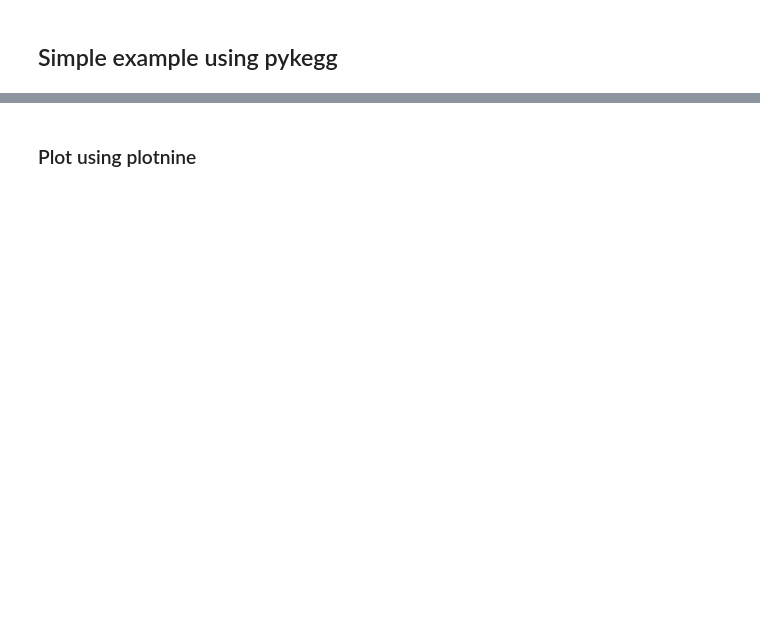
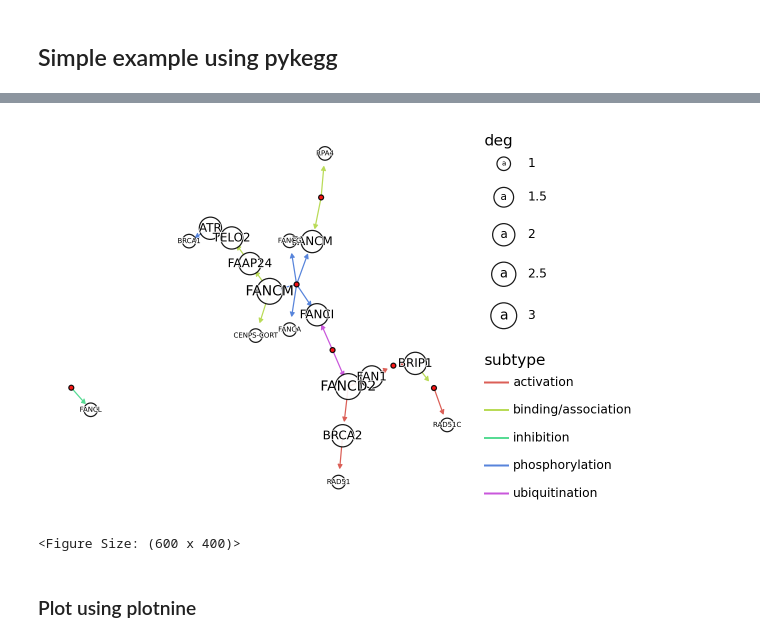
Before and after one commit to noriakis/pykegg, a Jupyter notebook: docs/pykegg-intro.ipynb, the cells around one changed output, grey strips where cells are left out. Saved outputs shown, nothing was run; the diff lists cells and outputs as text; code cells hidden in the pictures; blank space fills up the shorter version.

```diff
--- a/docs/pykegg-intro.ipynb
+++ b/docs/pykegg-intro.ipynb
@@ -51,0 +36,11 @@ hsa:6118 hsa:6119
+# %%
+## Export as igraph
+g = graph.get_graph(layout="kk")
+print(g)
+
+nodes = graph.get_nodes()
+nodes["x"] = [i["x"] for i in g.vs]
+nodes["y"] = [i["y"] for i in g.vs]
+nodes["deg"] = g.degree(g.vs)
+nodes["graphics_name_sp"] = nodes.graphics_name.apply(lambda x: x.split(",")[0])
+subset_nodes = nodes[nodes.deg>0]
@@ -52,3 +63,53 @@ hsa:6118 hsa:6119
+# %%
+edges = pykegg.return_segments(graph, subset_nodes)
+edges = edges.apply(lambda x: pykegg.shorten_end(x, 0.7), axis=1)
+edges["subtype"] = edges.subtypes.apply(lambda x: x[0][0])
+# %%
+import matplotlib.patheffects as path_effects
+from plotnine import (
+    ggplot,
+    options,
+    geom_point,
+    geoms,
+    aes,
+    geom_segment,
+    theme_void,
+    geom_rect,
+    geom_text,
+    scale_size
+)
+options.figure_size = (6, 4)
+
+(
+        ggplot()
+         + geom_segment(
+            aes(x="x", y="y", xend="xend", yend="yend", color="subtype"), data=edges,
+            arrow=geoms.arrow(type="closed", length=0.05)
+         )
+        + geom_point(
+            aes(x="x",y="y",size="deg"),
+            data=subset_nodes[subset_nodes.original_type == "gene"],
+            color="black", alpha=0.9, fill="#ffffff"
+            )
+            + geom_point(
+            aes(x="x",y="y"),
+            data=subset_nodes[subset_nodes.original_type == "group"],
+            color="black", alpha=0.9, fill="#ff0000"
+            )
+           +geom_text(
+             aes(x="x",y="y", label="graphics_name_sp", size="deg"),
+               family="sans",
+            data=subset_nodes[subset_nodes.original_type == "gene"],
+            color="black", path_effects=[path_effects.Stroke(linewidth=1, foreground='white'),
+                       path_effects.Normal()]
+           )+
+    scale_size([5,10])+
+    theme_void()
+
+)
+# %% [output]
+[figure, added]
+<Figure Size: (600 x 400)>
 # %% [markdown]
 ### Plot using plotnine
 # %%
```
Also changed, not shown: parts of 6 cells of this notebook, 1 other file.
